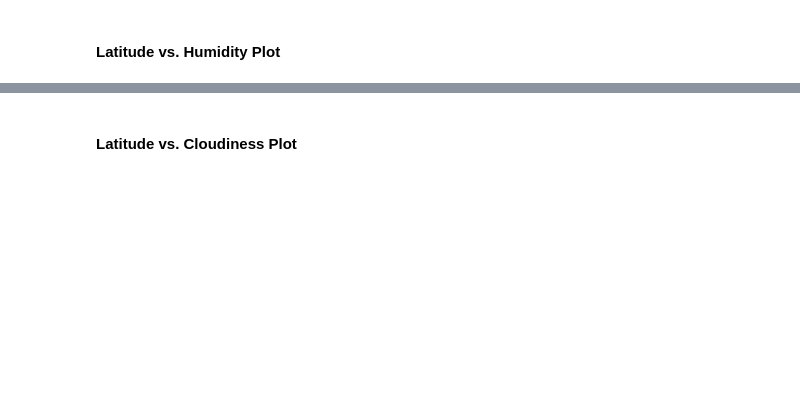
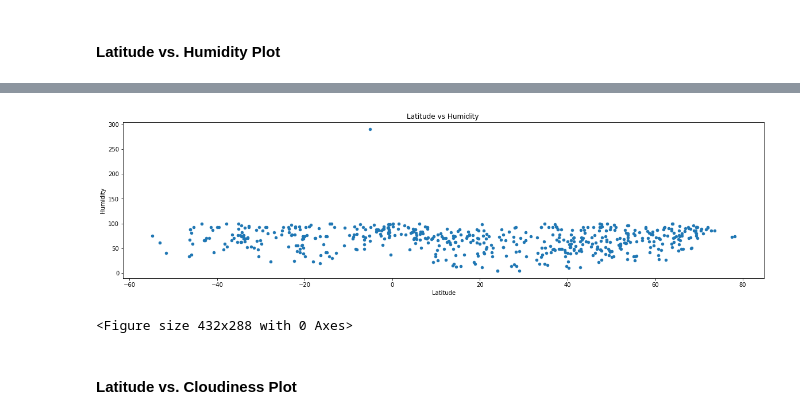
Before and after one commit to cmills39/API_Challenge, a Jupyter notebook: Instructions/WeatherPy.ipynb, the cells around one changed output, grey strips where cells are left out. Drawn from its saved outputs; the diff is of its cells as text; code cells hidden in the pictures; blank space fills up the shorter version.

```diff
--- a/Instructions/WeatherPy.ipynb
+++ b/Instructions/WeatherPy.ipynb
@@ -137,2 +165,5 @@ cities_pd.head()
 # %% [markdown]
 #### Latitude vs. Humidity Plot
+# %%
+cities_pd_LVH= cities_pd.iloc[:,[6,5]]
+cities_pd_LVH
@@ -139,2 +184,13 @@ cities_pd.head()
+# %%
+cities_pd_LVH.plot(kind="scatter", x='Lat', y='Humidity', figsize=(20,5))
+# Set a title for the chart
+plt.title("Latitude vs Humidity ")
+plt.xlabel("Latitude")
+plt.ylabel("Humidity")
+plt.show()
+plt.tight_layout()
+# %% [output]
+[figure, added]
+<Figure size 432x288 with 0 Axes>
 # %% [markdown]
 #### Latitude vs. Cloudiness Plot
```
Also changed, not shown: parts of 26 cells of this notebook.
